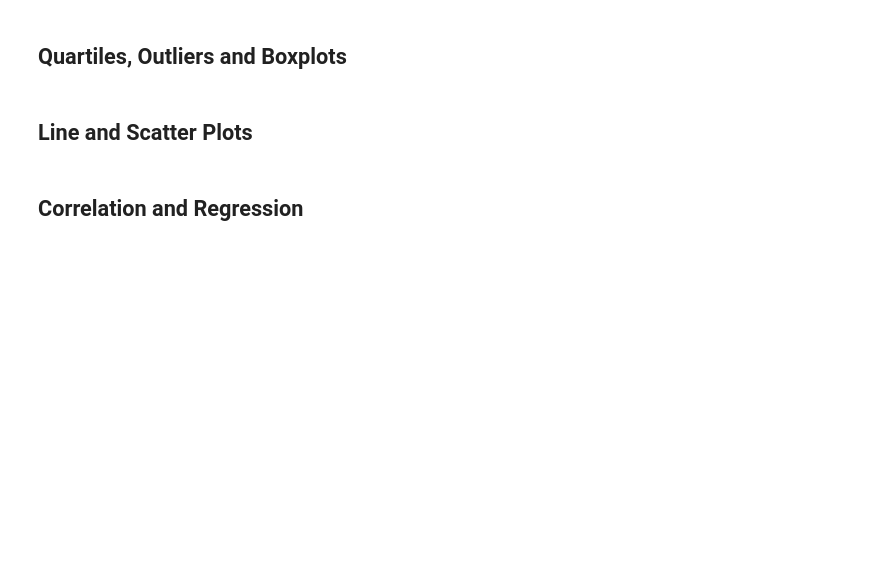
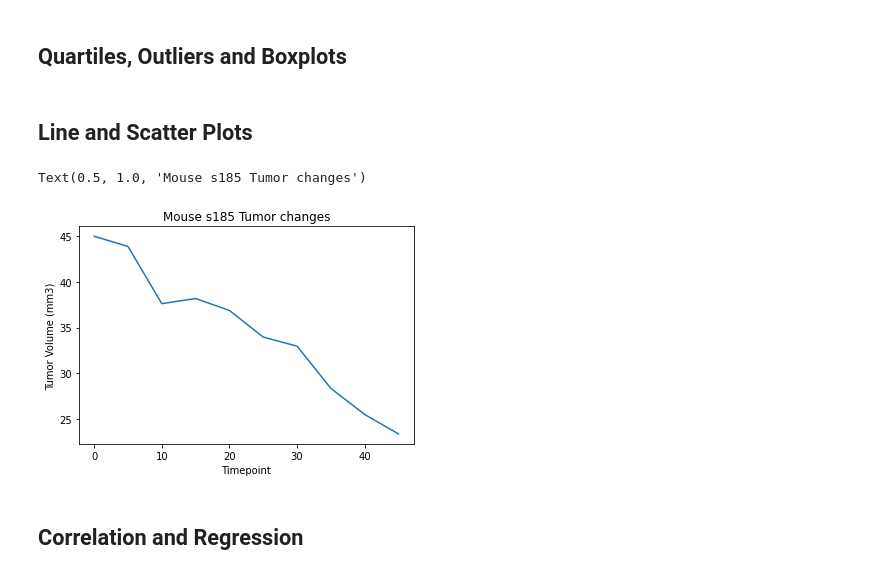
Before and after one commit to allison713/matplotlib-challenge, a Jupyter notebook: Pymaceuticals/pymaceuticals_starter.ipynb, the cells around one changed output. Drawn from its saved outputs; the diff is of its cells as text; code cells hidden in the pictures; blank space fills up the shorter version.

Commit message:
Created line graph for one mouse.

```diff
--- a/Pymaceuticals/pymaceuticals_starter.ipynb
+++ b/Pymaceuticals/pymaceuticals_starter.ipynb
@@ -249,6 +249,16 @@ for drug in drugs:
 ## Line and Scatter Plots
 # %%
 # Generate a line plot of tumor volume vs. time point for a mouse treated with Capomulin
+mouse_s185 = study_data_complete.loc[study_data_complete["Mouse ID"] == "s185",:]
+x_value = mouse_s185["Timepoint"]
+y_value = mouse_s185["Tumor Volume (mm3)"]
+plt.plot(x_value,y_value)
+plt.xlabel("Timepoint")
+plt.ylabel("Tumor Volume (mm3)")
+plt.title("Mouse s185 Tumor changes")
+# %% [output]
+Text(0.5, 1.0, 'Mouse s185 Tumor changes')
+[figure, added]
 # %%
 # Generate a scatter plot of average tumor volume vs. mouse weight for the Capomulin regimen
 # %% [markdown]
```
Also changed, not shown: parts of 2 cells of this notebook.
